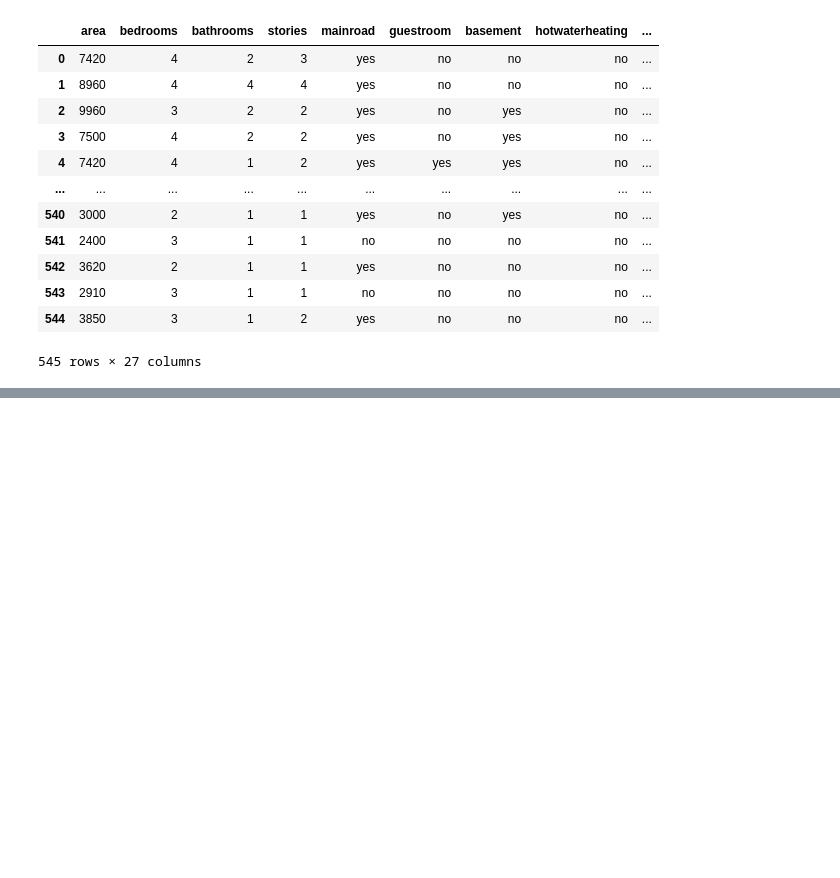
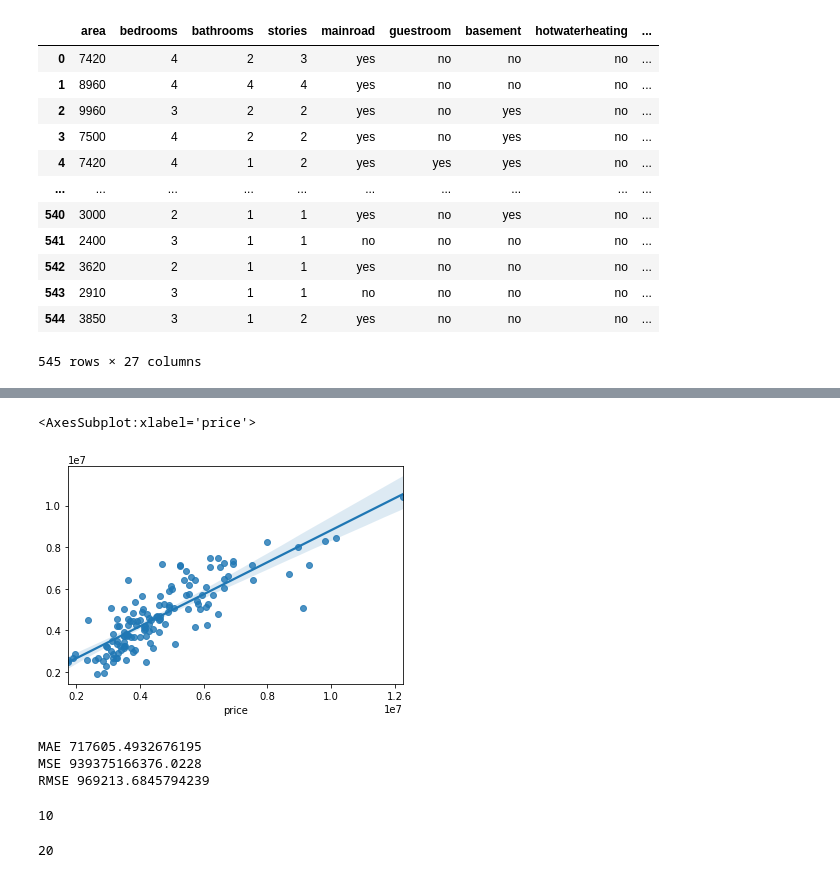
Before and after one commit to mavrick08/AWP, a Jupyter notebook: Linear Regression Algorithm - 2.ipynb, the cells around one changed output, grey strips where cells are left out. Drawn from its saved outputs; the diff is of its cells as text; code cells hidden in the pictures; blank space fills up the shorter version.

Commit message:
linear problem

```diff
--- a/Linear Regression Algorithm - 2.ipynb
+++ b/Linear Regression Algorithm - 2.ipynb
@@ -446,0 +660,2 @@ input_df
+# %%
+lr.fit(x_train,y_train)
@@ -446,0 +674,4 @@ input_df
+# %%
+lr = LinearRegression()
+# %%
+lr.fit(x_train,y_train)
@@ -446,0 +704,2 @@ input_df
+# %%
+price_pred = lr.predict(x_test)
@@ -446,0 +756,5 @@ input_df
+# %%
+sns.regplot(y_test,price_pred)
+# %% [output]
+<AxesSubplot:xlabel='price'>
+[figure, added]
@@ -446,0 +763,8 @@ input_df
+# %%
+print('MAE',metrics.mean_absolute_error(y_test,price_pred))
+print('MSE',metrics.mean_squared_error(y_test,price_pred))
+print('RMSE',np.sqrt(metrics.mean_squared_error(y_test,price_pred)))
+# %% [output]
+MAE 717605.4932676195
+MSE 939375166376.0228
+RMSE 969213.6845794239
@@ -446,0 +773,8 @@ input_df
+# %%
+num1
+# %% [output]
+10
+# %%
+num2
+# %% [output]
+20
```
Also changed, not shown: parts of 39 cells of this notebook.
